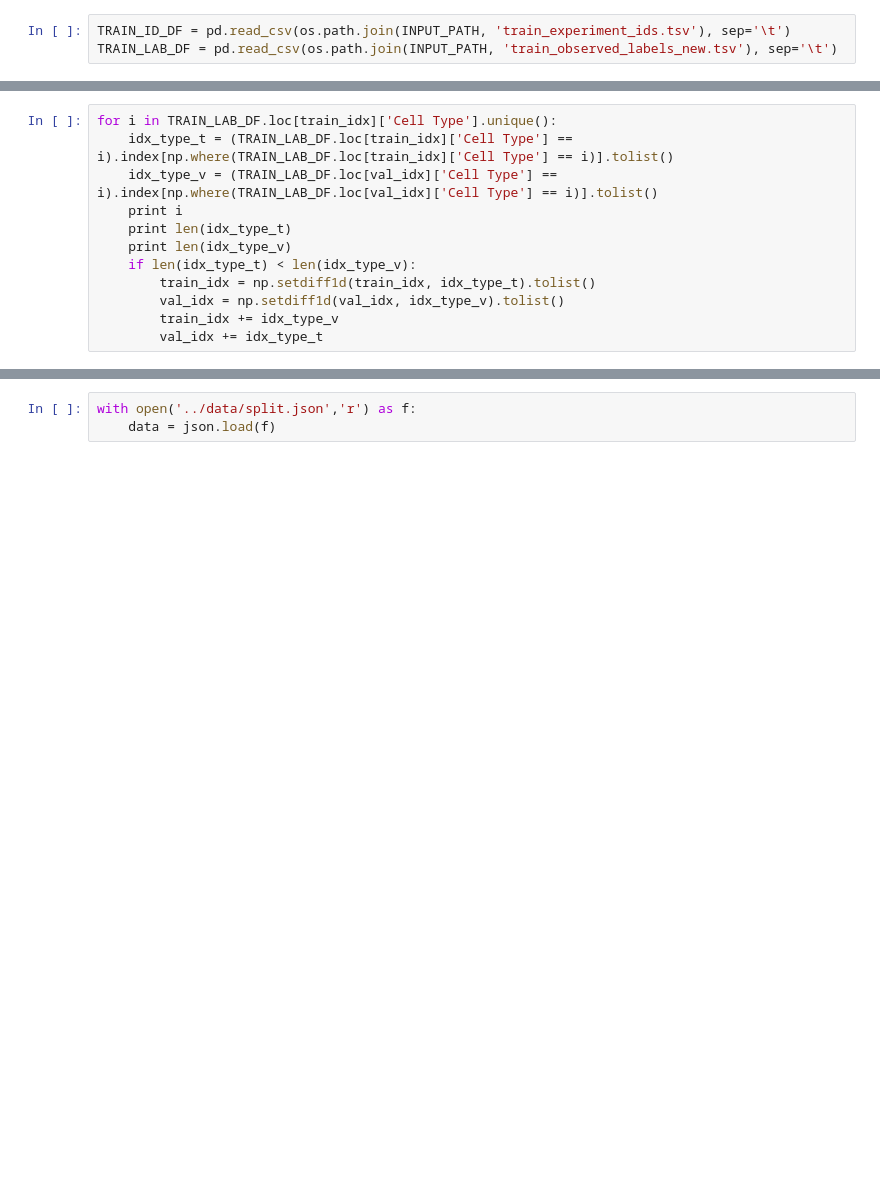
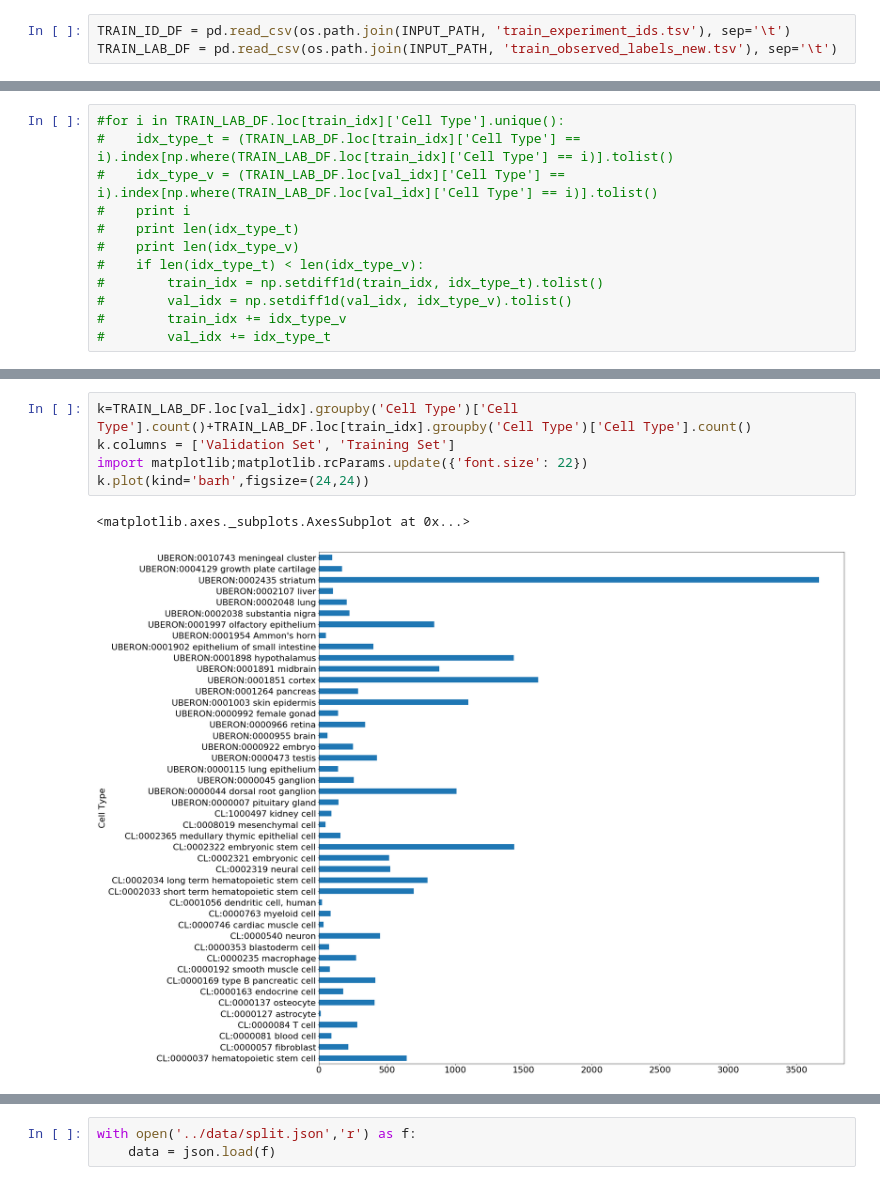
Before and after one commit to gengshan-y/scRNA-seq-classification, a Jupyter notebook: Untitled.ipynb, the cells around one changed output, grey strips where cells are left out. Cells and saved outputs as stored; diff of their text form; blank space fills up the shorter version.

```diff
--- a/Untitled.ipynb
+++ b/Untitled.ipynb
@@ -177,12 +143,12 @@ Name: Cell Type, dtype: float64
 # %%
-for i in TRAIN_LAB_DF.loc[train_idx]['Cell Type'].unique():
-    idx_type_t = (TRAIN_LAB_DF.loc[train_idx]['Cell Type'] == i).index[np.where(TRAIN_LAB_DF.loc[train_idx]['Cell Type'] == i)].tolist()
-    idx_type_v = (TRAIN_LAB_DF.loc[val_idx]['Cell Type'] == i).index[np.where(TRAIN_LAB_DF.loc[val_idx]['Cell Type'] == i)].tolist()
-    print i
-    print len(idx_type_t)
-    print len(idx_type_v)
-    if len(idx_type_t) < len(idx_type_v):
-        train_idx = np.setdiff1d(train_idx, idx_type_t).tolist()
-        val_idx = np.setdiff1d(val_idx, idx_type_v).tolist()
-        train_idx += idx_type_v
-        val_idx += idx_type_t
+#for i in TRAIN_LAB_DF.loc[train_idx]['Cell Type'].unique():
+#    idx_type_t = (TRAIN_LAB_DF.loc[train_idx]['Cell Type'] == i).index[np.where(TRAIN_LAB_DF.loc[train_idx]['Cell Type'] == i)].tolist()
+#    idx_type_v = (TRAIN_LAB_DF.loc[val_idx]['Cell Type'] == i).index[np.where(TRAIN_LAB_DF.loc[val_idx]['Cell Type'] == i)].tolist()
+#    print i
+#    print len(idx_type_t)
+#    print len(idx_type_v)
+#    if len(idx_type_t) < len(idx_type_v):
+#        train_idx = np.setdiff1d(train_idx, idx_type_t).tolist()
+#        val_idx = np.setdiff1d(val_idx, idx_type_v).tolist()
+#        train_idx += idx_type_v
+#        val_idx += idx_type_t
@@ -250 +194,9 @@ UBERON:0002107 liver                     7
 Name: Cell Type, dtype: int64
+# %%
+k=TRAIN_LAB_DF.loc[val_idx].groupby('Cell Type')['Cell Type'].count()+TRAIN_LAB_DF.loc[train_idx].groupby('Cell Type')['Cell Type'].count()
+k.columns = ['Validation Set', 'Training Set']
+import matplotlib;matplotlib.rcParams.update({'font.size': 22})
+k.plot(kind='barh',figsize=(24,24))
+# %% [output]
+<matplotlib.axes._subplots.AxesSubplot at 0x...>
+[figure, added]
```
Also changed, not shown: parts of 56 cells of this notebook, 8 other files.
